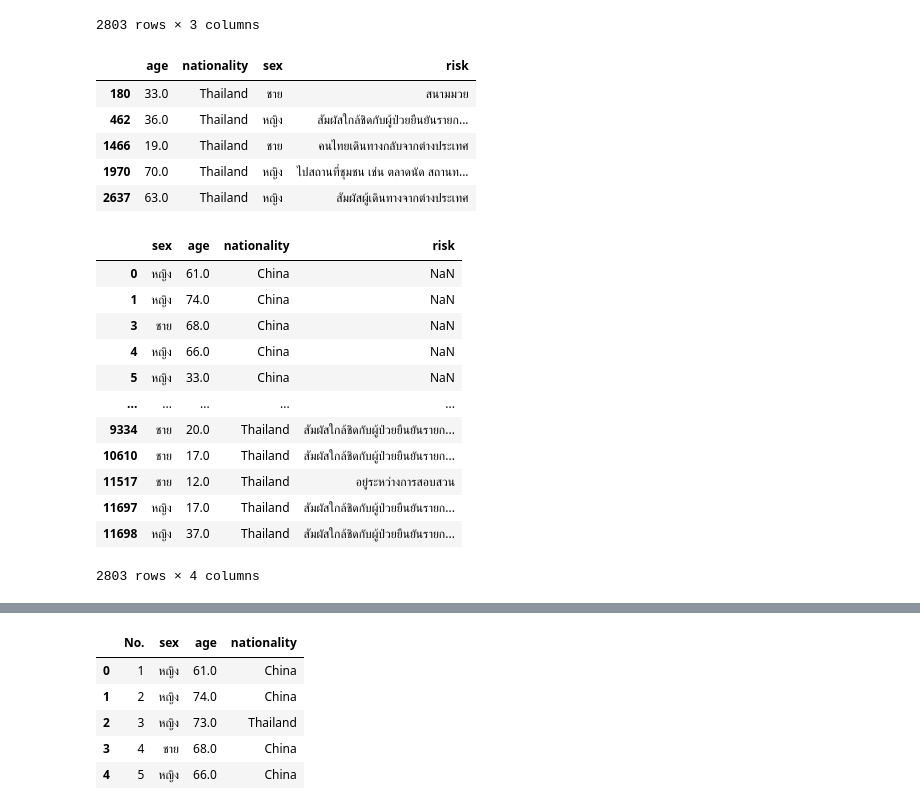
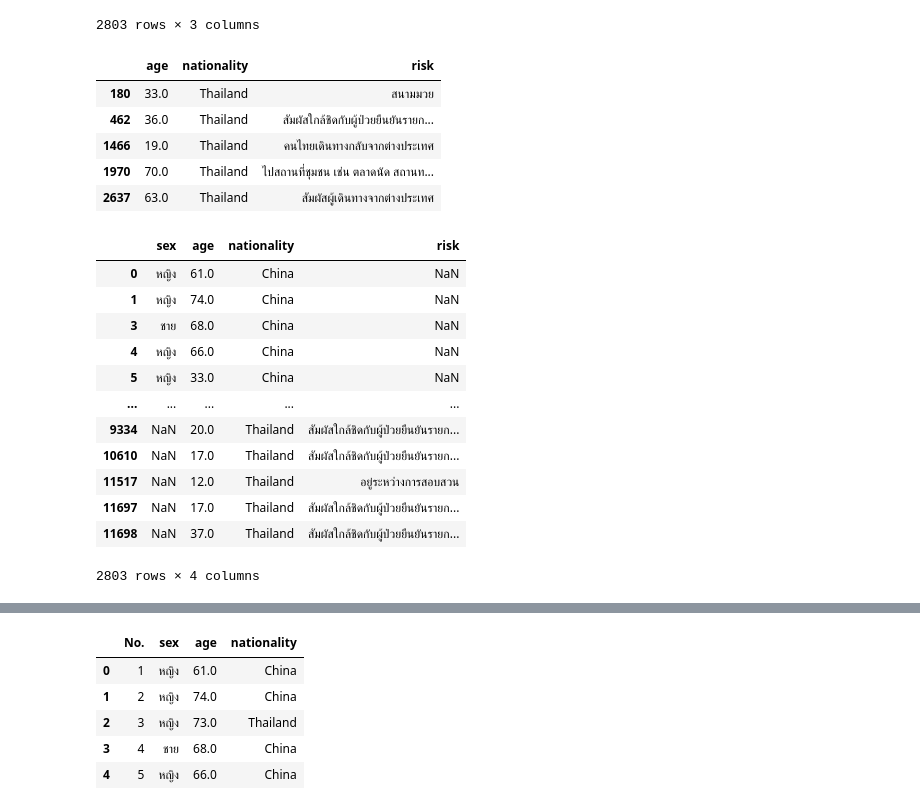
Before and after one commit to chuangchai49097/data_viz_2022, a Jupyter notebook: Pandas102.ipynb, the cells around one changed output, grey strips where cells are left out. Saved outputs shown, nothing was run; the diff lists cells and outputs as text; code cells hidden in the pictures.

```diff
--- a/Pandas102.ipynb
+++ b/Pandas102.ipynb
@@ -129,15 +176,15 @@ pd.concat([BKK2,KKC2])      # ชื่อคอลัมน์สลับท
 | 11698 | หญิง | 37.0 | Thailand |
 2803 rows × 3 columns
 # %%
-KKC3 = data_df[data_df['province_of_onset'] == 'ขอนแก่น'][['age','nationality','sex','risk']]
+KKC3 = data_df[data_df['province_of_onset']=='ขอนแก่น'][['age','nationality','risk']]
 KKC3.head()
 # %% [output]
-|  | age | nationality | sex | risk |
-| 180 | 33.0 | Thailand | ชาย | สนามมวย |
-| 462 | 36.0 | Thailand | หญิง | สัมผัสใกล้ชิดกับผู้ป่วยยืนยันรายก... |
-| 1466 | 19.0 | Thailand | ชาย | คนไทยเดินทางกลับจากต่างประเทศ |
-| 1970 | 70.0 | Thailand | หญิง | ไปสถานที่ชุมชน เช่น ตลาดนัด สถานท... |
-| 2637 | 63.0 | Thailand | หญิง | สัมผัสผู้เดินทางจากต่างประเทศ |
+|  | age | nationality | risk |
+| 180 | 33.0 | Thailand | สนามมวย |
+| 462 | 36.0 | Thailand | สัมผัสใกล้ชิดกับผู้ป่วยยืนยันรายก... |
+| 1466 | 19.0 | Thailand | คนไทยเดินทางกลับจากต่างประเทศ |
+| 1970 | 70.0 | Thailand | ไปสถานที่ชุมชน เช่น ตลาดนัด สถานท... |
+| 2637 | 63.0 | Thailand | สัมผัสผู้เดินทางจากต่างประเทศ |
 # %%
 pd.concat([BKK2,KKC3])
 # %% [output]
@@ -148,9 +195,9 @@ pd.concat([BKK2,KKC3])
 | 4 | หญิง | 66.0 | China | NaN |
 | 5 | หญิง | 33.0 | China | NaN |
 | ... | ... | ... | ... | ... |
-| 9334 | ชาย | 20.0 | Thailand | สัมผัสใกล้ชิดกับผู้ป่วยยืนยันรายก... |
-| 10610 | ชาย | 17.0 | Thailand | สัมผัสใกล้ชิดกับผู้ป่วยยืนยันรายก... |
-| 11517 | ชาย | 12.0 | Thailand | อยู่ระหว่างการสอบสวน |
-| 11697 | หญิง | 17.0 | Thailand | สัมผัสใกล้ชิดกับผู้ป่วยยืนยันรายก... |
-| 11698 | หญิง | 37.0 | Thailand | สัมผัสใกล้ชิดกับผู้ป่วยยืนยันรายก... |
+| 9334 | NaN | 20.0 | Thailand | สัมผัสใกล้ชิดกับผู้ป่วยยืนยันรายก... |
+| 10610 | NaN | 17.0 | Thailand | สัมผัสใกล้ชิดกับผู้ป่วยยืนยันรายก... |
+| 11517 | NaN | 12.0 | Thailand | อยู่ระหว่างการสอบสวน |
+| 11697 | NaN | 17.0 | Thailand | สัมผัสใกล้ชิดกับผู้ป่วยยืนยันรายก... |
+| 11698 | NaN | 37.0 | Thailand | สัมผัสใกล้ชิดกับผู้ป่วยยืนยันรายก... |
 2803 rows × 4 columns
```
Also changed, not shown: parts of 56 cells of this notebook.
